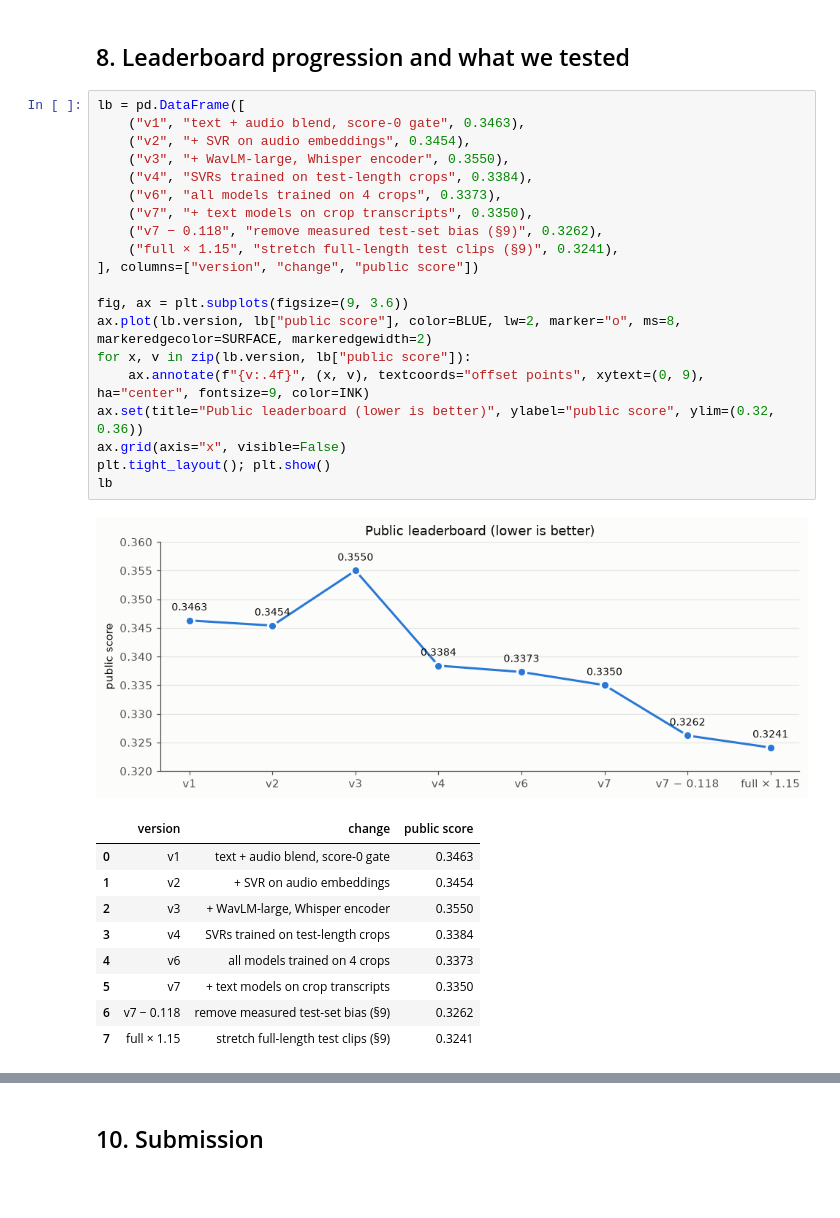
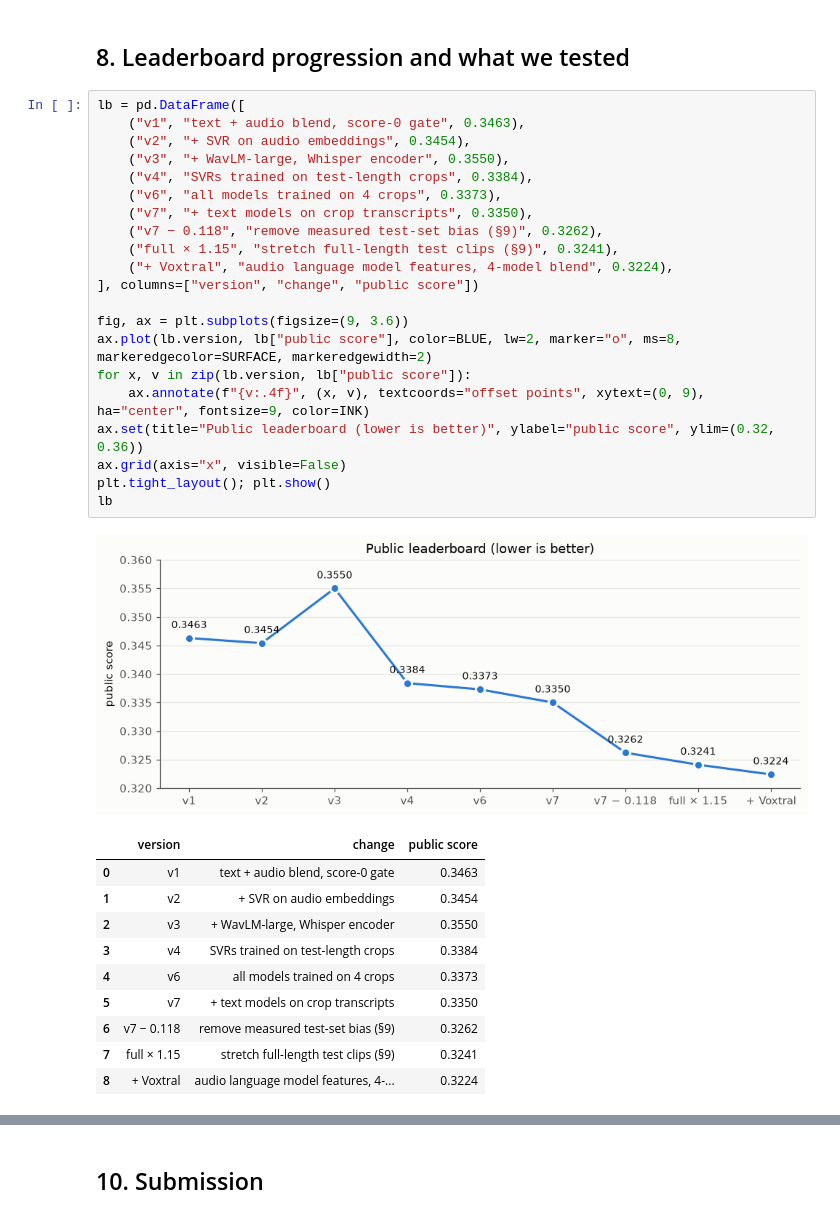
Before and after one commit to Techy-A/shl-grammar-scoring, a Jupyter notebook: notebook/shl_grammar_scoring.ipynb, the cells around one changed output, grey strips where cells are left out. Drawn from its saved outputs; the diff is of its cells as text; blank space fills up the shorter version.

```diff
--- a/notebook/shl_grammar_scoring.ipynb
+++ b/notebook/shl_grammar_scoring.ipynb
@@ -343,25 +345,26 @@ plt.tight_layout(); plt.show()
 # %%
 lb = pd.DataFrame([
     ("v1", "text + audio blend, score-0 gate", 0.3463),
     ("v2", "+ SVR on audio embeddings", 0.3454),
     ("v3", "+ WavLM-large, Whisper encoder", 0.3550),
     ("v4", "SVRs trained on test-length crops", 0.3384),
     ("v6", "all models trained on 4 crops", 0.3373),
     ("v7", "+ text models on crop transcripts", 0.3350),
     ("v7 − 0.118", "remove measured test-set bias (§9)", 0.3262),
     ("full × 1.15", "stretch full-length test clips (§9)", 0.3241),
+    ("+ Voxtral", "audio language model features, 4-model blend", 0.3224),
 ], columns=["version", "change", "public score"])
 
 fig, ax = plt.subplots(figsize=(9, 3.6))
 ax.plot(lb.version, lb["public score"], color=BLUE, lw=2, marker="o", ms=8, markeredgecolor=SURFACE, markeredgewidth=2)
 for x, v in zip(lb.version, lb["public score"]):
     ax.annotate(f"{v:.4f}", (x, v), textcoords="offset points", xytext=(0, 9), ha="center", fontsize=9, color=INK)
 ax.set(title="Public leaderboard (lower is better)", ylabel="public score", ylim=(0.32, 0.36))
 ax.grid(axis="x", visible=False)
 plt.tight_layout(); plt.show()
 lb
 # %% [output]
-[figure, old version]
+[figure, new version]
 |  | version | change | public score |
 | 0 | v1 | text + audio blend, score-0 gate | 0.3463 |
 | 1 | v2 | + SVR on audio embeddings | 0.3454 |
@@ -371,6 +374,7 @@ lb
 | 5 | v7 | + text models on crop transcripts | 0.3350 |
 | 6 | v7 − 0.118 | remove measured test-set bias (§9) | 0.3262 |
 | 7 | full × 1.15 | stretch full-length test clips (§9) | 0.3241 |
+| 8 | + Voxtral | audio language model features, 4-... | 0.3224 |
 # %% [markdown]
 **What we tested and learned**
 
```
Also changed, not shown: parts of 12 cells of this notebook, 23 other files.
